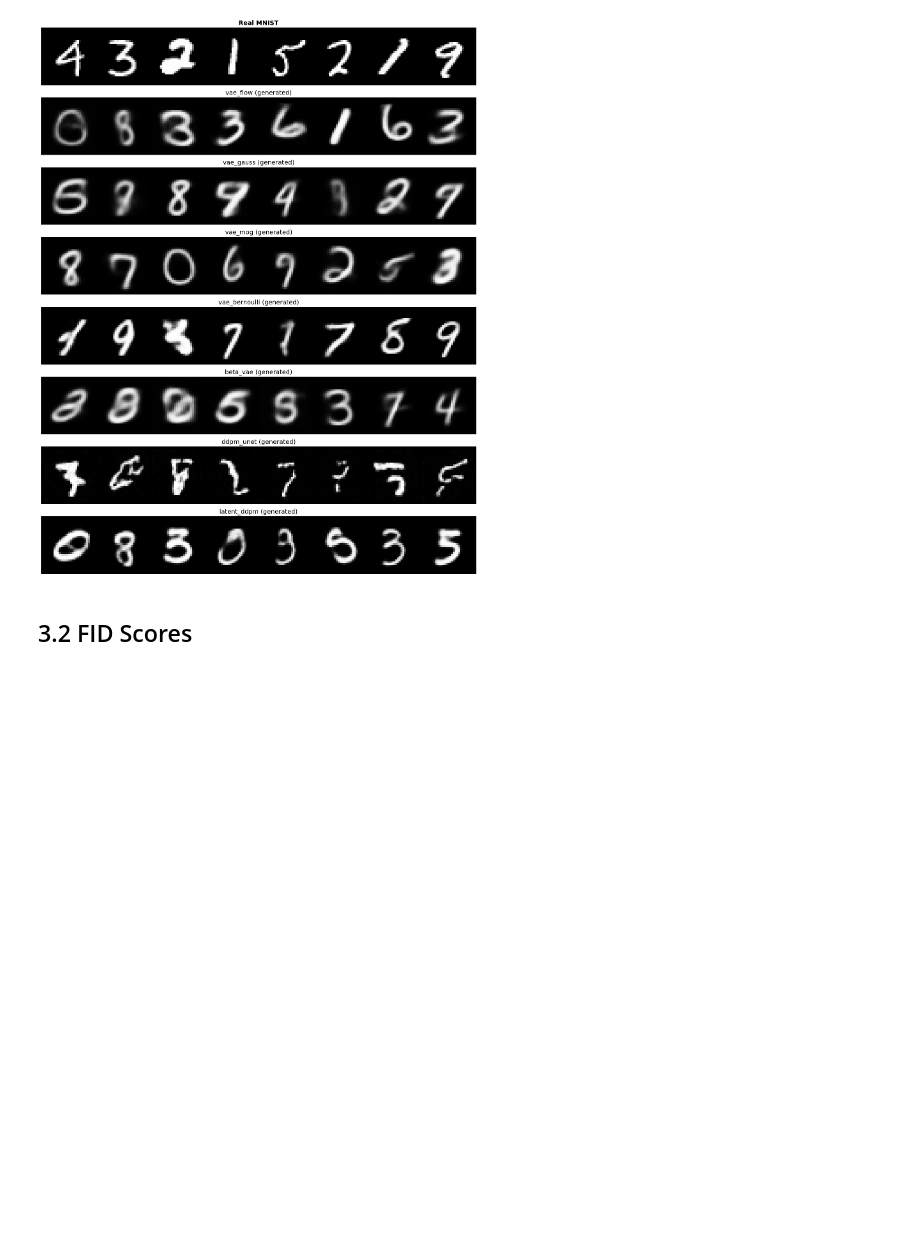
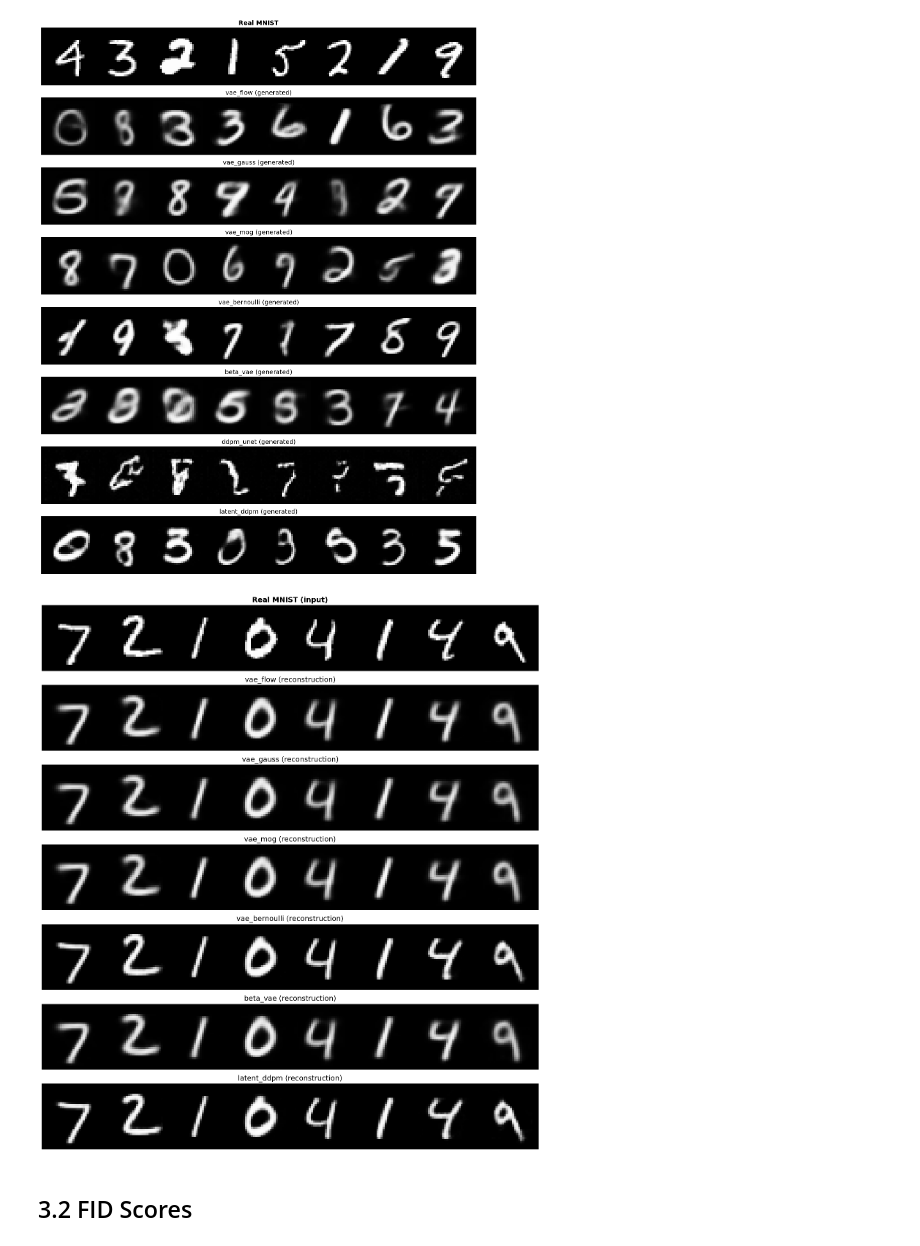
Before and after one commit to V4ldeSalnikov/Advanced-Machine-learning, a Jupyter notebook: LatentDDPMwNB/experiments.ipynb, the cells around one changed output. Cells and saved outputs as stored; diff of their text form; code cells hidden in the pictures; blank space fills up the shorter version.

Commit message:
Added comaprison with the MNIST dataset.

```diff
--- a/LatentDDPMwNB/experiments.ipynb
+++ b/LatentDDPMwNB/experiments.ipynb
@@ -496,6 +496,66 @@ show_comparison(
 )
 # %% [output]
 [figure]
+# %%
+
+def show_reconstructions(real_loader, models, n_samples=8, save_path=None):
+    """For each model that has an encoder, show real vs reconstruction side-by-side."""
+    real_batch = next(iter(real_loader))
+    if isinstance(real_batch, (list, tuple)):
+        real_batch = real_batch[0]
+    real_imgs = real_batch[:n_samples].to(device)
+    real_flat = real_imgs.view(n_samples, -1) if real_imgs.dim() > 2 else real_imgs
+
+    vae_models = [m for m in models if hasattr(m, 'vae') or hasattr(m, 'encode')]
+    # Also include LatentDDPMModel which has an inner vae
+    encodable = []
+    for m in models:
+        if hasattr(m, 'encode'):
+            encodable.append((m.name, lambda x, m=m: m.encode_decode(x)))
+        elif hasattr(m, 'vae') and hasattr(m.vae, 'encode'):
+            encodable.append((m.name, lambda x, m=m: m.vae.decode_mean(m.vae.encode(x).mean)))
+        elif hasattr(m, 'model') and hasattr(m.model, 'encode'):
+            encodable.append((m.name, lambda x, m=m: m.model.decode_mean(m.model.encode(x).mean)))
+
+    if not encodable:
+        print("No models with an encoder found.")
+        return
+
+    n_rows = 1 + len(encodable)
+    fig, axes = plt.subplots(n_rows, 1, figsize=(n_samples * 2, 2.2 * n_rows))
+    if n_rows == 1:
+        axes = [axes]
+
+    real_show = real_imgs.cpu().clamp(0.0, 1.0)
+    if real_show.dim() == 2:
+        real_show = real_show.view(-1, 1, 28, 28)
+    grid_real = make_grid(real_show, nrow=n_samples, padding=2, normalize=False)
+    axes[0].imshow(grid_real.permute(1, 2, 0).squeeze(-1).numpy(), cmap='gray')
+    axes[0].set_title('Real MNIST (input)', fontsize=14, fontweight='bold')
+    axes[0].axis('off')
+
+    for i, (name, recon_fn) in enumerate(encodable):
+        with torch.no_grad():
+            recon = recon_fn(real_flat).cpu().clamp(0.0, 1.0)
+        if recon.dim() == 2:
+            recon = recon.view(-1, 1, 28, 28)
+        grid = make_grid(recon, nrow=n_samples, padding=2, normalize=False)
+        axes[i + 1].imshow(grid.permute(1, 2, 0).squeeze(-1).numpy(), cmap='gray')
+        axes[i + 1].set_title(f'{name} (reconstruction)', fontsize=14)
+        axes[i + 1].axis('off')
+
+    plt.tight_layout()
+    if save_path:
+        Path(save_path).parent.mkdir(parents=True, exist_ok=True)
+        fig.savefig(save_path, bbox_inches='tight', dpi=150)
+    plt.show()
+
+show_reconstructions(
+    test_loader, models_to_eval, n_samples=8,
+    save_path=OUTDIR / 'comparison_reconstructions.png',
+)
+# %% [output]
+[figure, added]
 # %% [markdown]
 ## 3.2 FID Scores
 # %%
```
